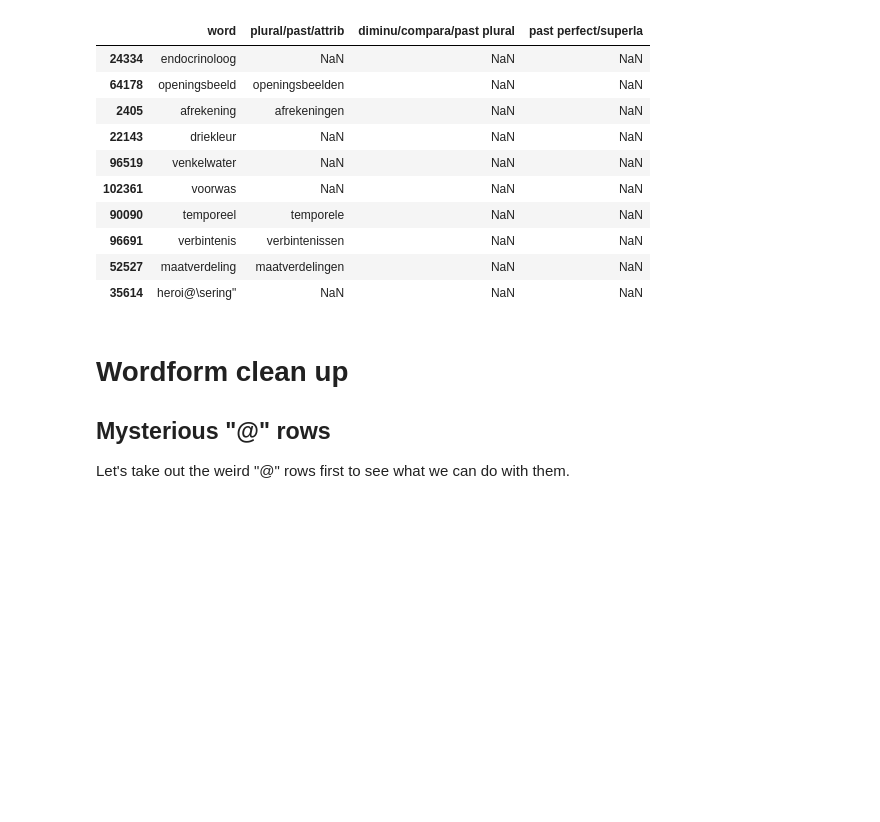
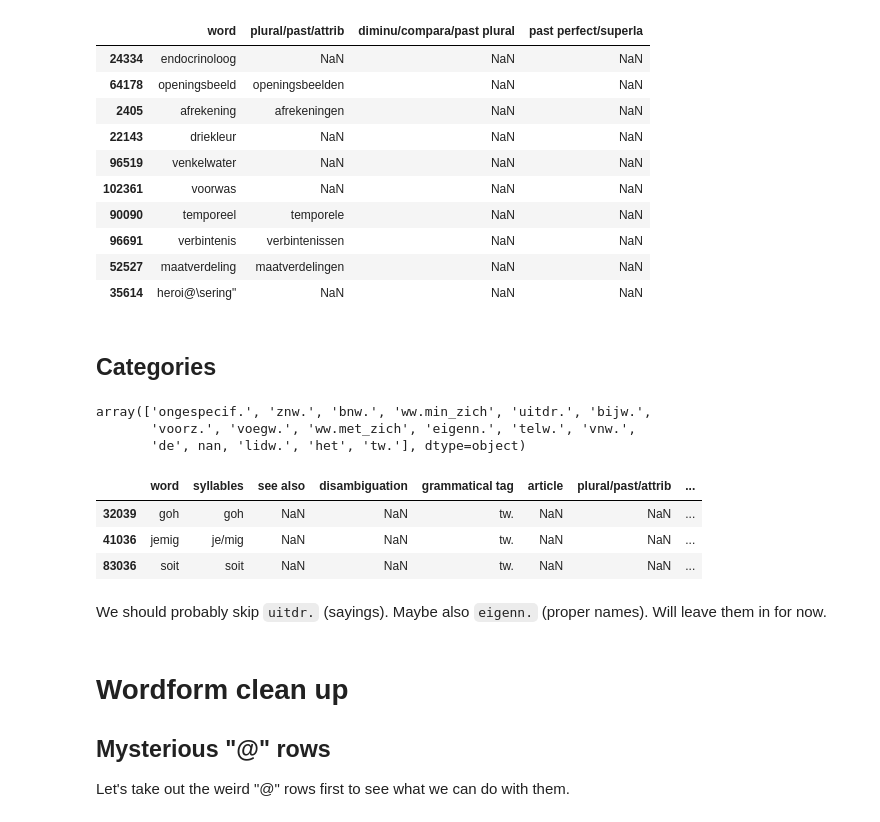
Before and after one commit to TICCLAT/ticclat, a Jupyter notebook: notebooks/ticclat_db_ingestion/groene_boekje.ipynb, the cells around one changed output. Saved outputs shown, nothing was run; the diff lists cells and outputs as text; code cells hidden in the pictures; blank space fills up the shorter version.

Commit message:
Added small part looking at word categories

```diff
--- a/notebooks/ticclat_db_ingestion/groene_boekje.ipynb
+++ b/notebooks/ticclat_db_ingestion/groene_boekje.ipynb
@@ -154,6 +157,23 @@ df_GB1995_wordforms.sample(10)
 | 96691 | verbintenis | verbintenissen | NaN | NaN |
 | 52527 | maatverdeling | maatverdelingen | NaN | NaN |
 | 35614 | heroi@\sering" | NaN | NaN | NaN |
+# %% [markdown]
+## Categories
+# %%
+df_GB1995["grammatical tag"].unique()
+# %% [output]
+array(['ongespecif.', 'znw.', 'bnw.', 'ww.min_zich', 'uitdr.', 'bijw.',
+       'voorz.', 'voegw.', 'ww.met_zich', 'eigenn.', 'telw.', 'vnw.',
+       'de', nan, 'lidw.', 'het', 'tw.'], dtype=object)
+# %%
+df_GB1995[df_GB1995["grammatical tag"] == 'tw.']
+# %% [output]
+|  | word | syllables | see also | disambiguation | grammatical tag | article | plural/past/attrib | ... |
+| 32039 | goh | goh | NaN | NaN | tw. | NaN | NaN | ... |
+| 41036 | jemig | je/mig | NaN | NaN | tw. | NaN | NaN | ... |
+| 83036 | soit | soit | NaN | NaN | tw. | NaN | NaN | ... |
+# %% [markdown]
+We should probably skip `uitdr.` (sayings). Maybe also `eigenn.` (proper names). Will leave them in for now.
 # %% [markdown]
 # Wordform clean up
 
```
Also changed, not shown: parts of 2 cells of this notebook.
